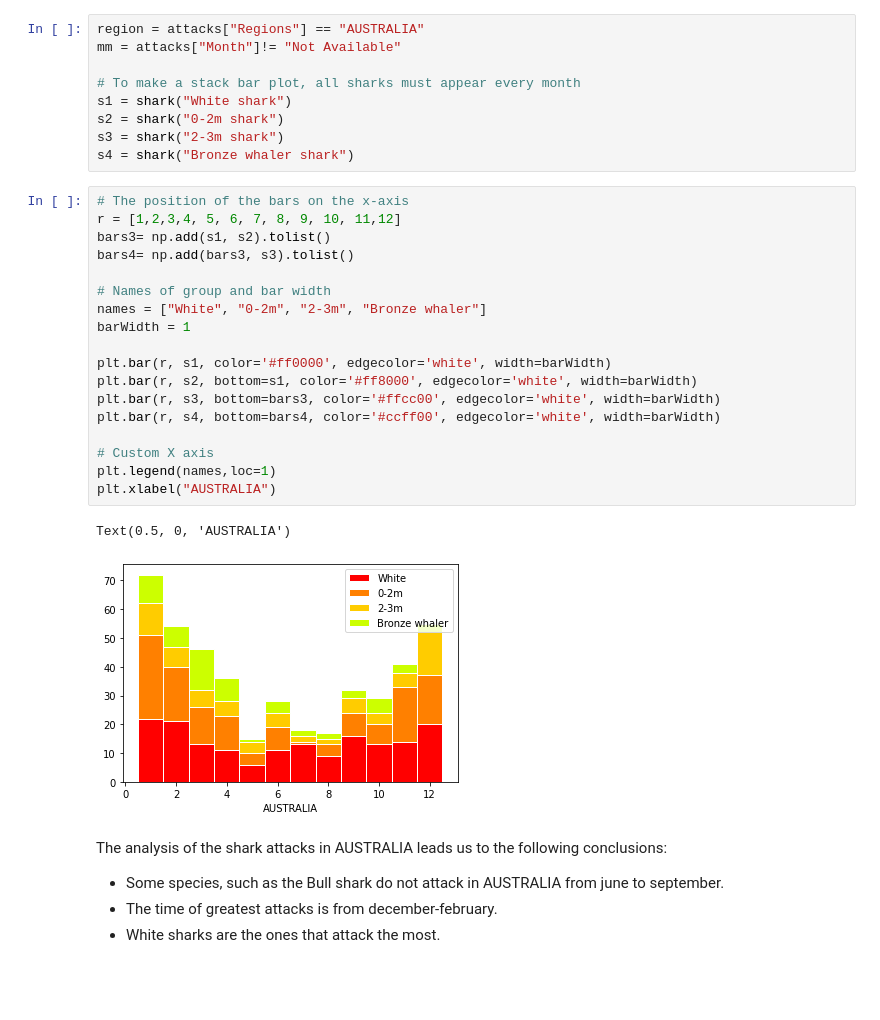
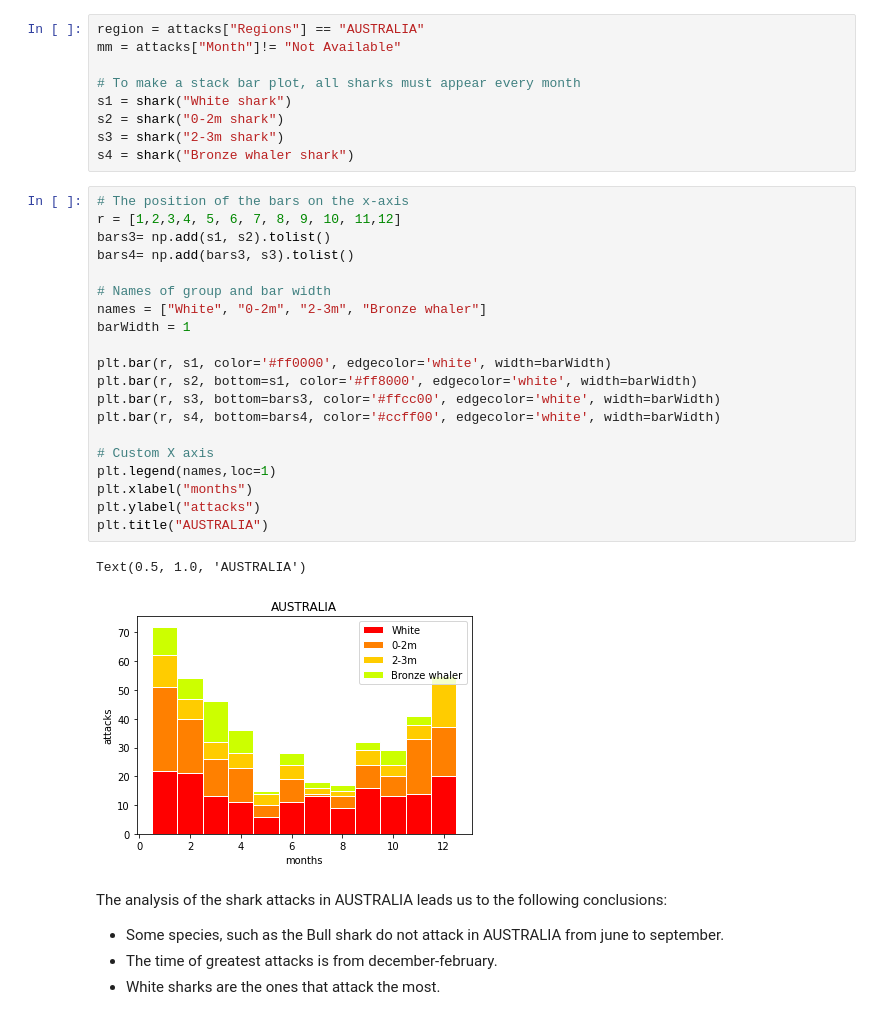
Before and after one commit to BSanau/shark_attack_project, a Jupyter notebook: Data_analysis.ipynb, the cells around one changed output. Drawn from its saved outputs; the diff is of its cells as text; blank space fills up the shorter version.

```diff
--- a/Data_analysis.ipynb
+++ b/Data_analysis.ipynb
@@ -168,24 +170,26 @@ s4 = shark("Bronze whaler shark")
 # %%
 # The position of the bars on the x-axis
 r = [1,2,3,4, 5, 6, 7, 8, 9, 10, 11,12]
 bars3= np.add(s1, s2).tolist()
 bars4= np.add(bars3, s3).tolist()
 
 # Names of group and bar width
 names = ["White", "0-2m", "2-3m", "Bronze whaler"]
 barWidth = 1
 
 plt.bar(r, s1, color='#ff0000', edgecolor='white', width=barWidth)
 plt.bar(r, s2, bottom=s1, color='#ff8000', edgecolor='white', width=barWidth)
 plt.bar(r, s3, bottom=bars3, color='#ffcc00', edgecolor='white', width=barWidth)
 plt.bar(r, s4, bottom=bars4, color='#ccff00', edgecolor='white', width=barWidth)
 
 # Custom X axis
 plt.legend(names,loc=1)
-plt.xlabel("AUSTRALIA")
+plt.xlabel("months")
+plt.ylabel("attacks")
+plt.title("AUSTRALIA")
 # %% [output]
-Text(0.5, 0, 'AUSTRALIA')
+Text(0.5, 1.0, 'AUSTRALIA')
-[figure, old version]
+[figure, new version]
 # %% [markdown]
 The analysis of the shark attacks in AUSTRALIA leads us to the following conclusions:
 * Some species, such as the Bull shark do not attack in AUSTRALIA from june to september.
```
Also changed, not shown: parts of 3 cells of this notebook.
